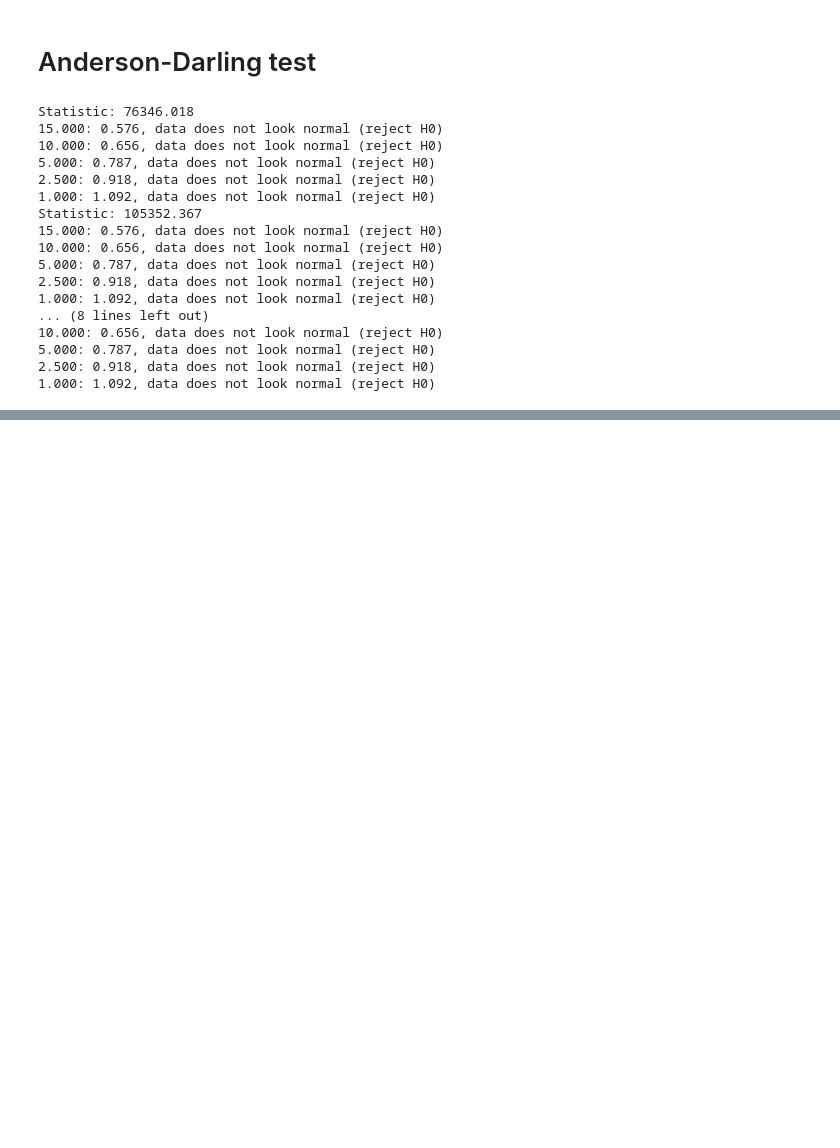
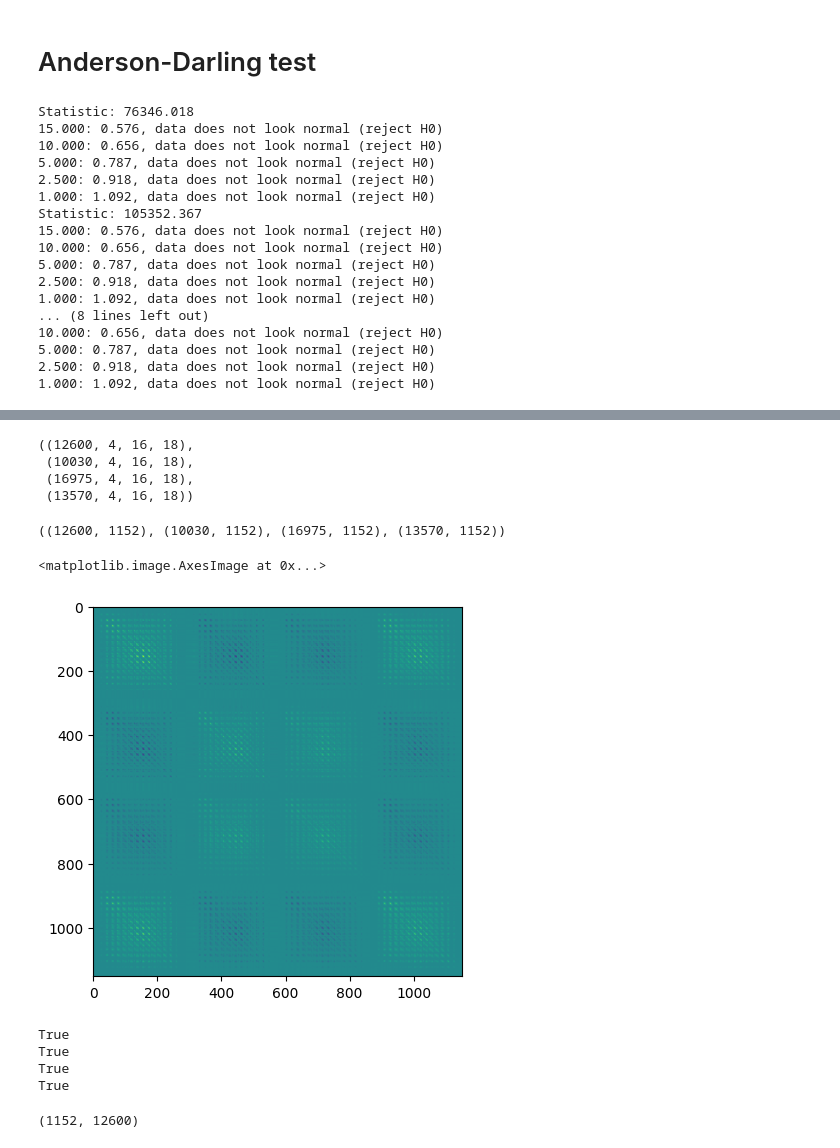
Before and after one commit to balazsmorv/fmri_classifier, a Jupyter notebook: Notebook experiments/Data examination/Distribution check.ipynb, the cells around one changed output, grey strips where cells are left out. Saved outputs shown, nothing was run; the diff lists cells and outputs as text; code cells hidden in the pictures; blank space fills up the shorter version.

Commit message:
Add covariance check and recreation code

```diff
--- a/Notebook experiments/Data examination/Distribution check.ipynb
+++ b/Notebook experiments/Data examination/Distribution check.ipynb
@@ -117,0 +126,20 @@ Statistic: 105352.367
+# %%
+nyu_1 = nyu_dataset.get_items_from_class(cls=1)['X']
+nyu_2 = nyu_dataset.get_items_from_class(cls=2)['X']
+um1_1 = um1_dataset.get_items_from_class(cls=1)['X']
+um1_2 = um1_dataset.get_items_from_class(cls=2)['X']
+nyu_1.shape, um1_1.shape, nyu_2.shape, um1_2.shape
+# %% [output]
+((12600, 4, 16, 18),
+ (10030, 4, 16, 18),
+ (16975, 4, 16, 18),
+ (13570, 4, 16, 18))
+# %%
+nyu_1 = rearrange(nyu_1, 'a b c d -> a (b c d)')
+nyu_2 = rearrange(nyu_2, 'a b c d -> a (b c d)')
+um1_1 = rearrange(um1_1, 'a b c d -> a (b c d)')
+um1_2 = rearrange(um1_2, 'a b c d -> a (b c d)')
+# %%
+nyu_1.shape, um1_1.shape, nyu_2.shape, um1_2.shape
+# %% [output]
+((12600, 1152), (10030, 1152), (16975, 1152), (13570, 1152))
@@ -117,0 +149,38 @@ Statistic: 105352.367
+# %%
+emprical_cov_mtx = empirical_covariance(nyu_1, assume_centered=False)
+plt.imshow(emprical_cov_mtx)
+# %% [output]
+<matplotlib.image.AxesImage at 0x...>
+[figure, added]
+# %%
+for set in [um1_1, um1_2, nyu_1, nyu_2]:
+    print(is_pos_def(empirical_covariance(set)))
+# %% [output]
+True
+True
+True
+True
+# %%
+c = empirical_covariance(nyu_1)
+c_aff = empirical_covariance(um1_1)
+
+c_r = sqrtm(c)
+c_aff_r = sqrtm(c_aff)
+
+# mean legyen 1x1152
+mean_1_aff = np.mean(um1_1, axis=1)
+mean_1 = np.mean(nyu_1, axis=1)
+
+Q = ortho_group.rvs(dim=c_r.shape[0]) # bármilyen ortogonális mátrix ok
+
+A_rec = c_aff_r * Q * np.linalg.inv(c_r)
+b_rec = 0.0 # mean_1_aff - A_rec.dot(mean_1)
+b_rec = np.expand_dims(b_rec, axis=-1)
+# A_rec_inv = np.linalg.inv(A_rec)
+
+z_original_inverse_1 = A_rec.dot(nyu_1.transpose()) + b_rec
+z_original_inverse_1.shape
+
+# TODO: z_original mean és covar és összehas az um1-el
+# %% [output]
+(1152, 12600)
```
Also changed, not shown: parts of 6 cells of this notebook, 1 other file.
